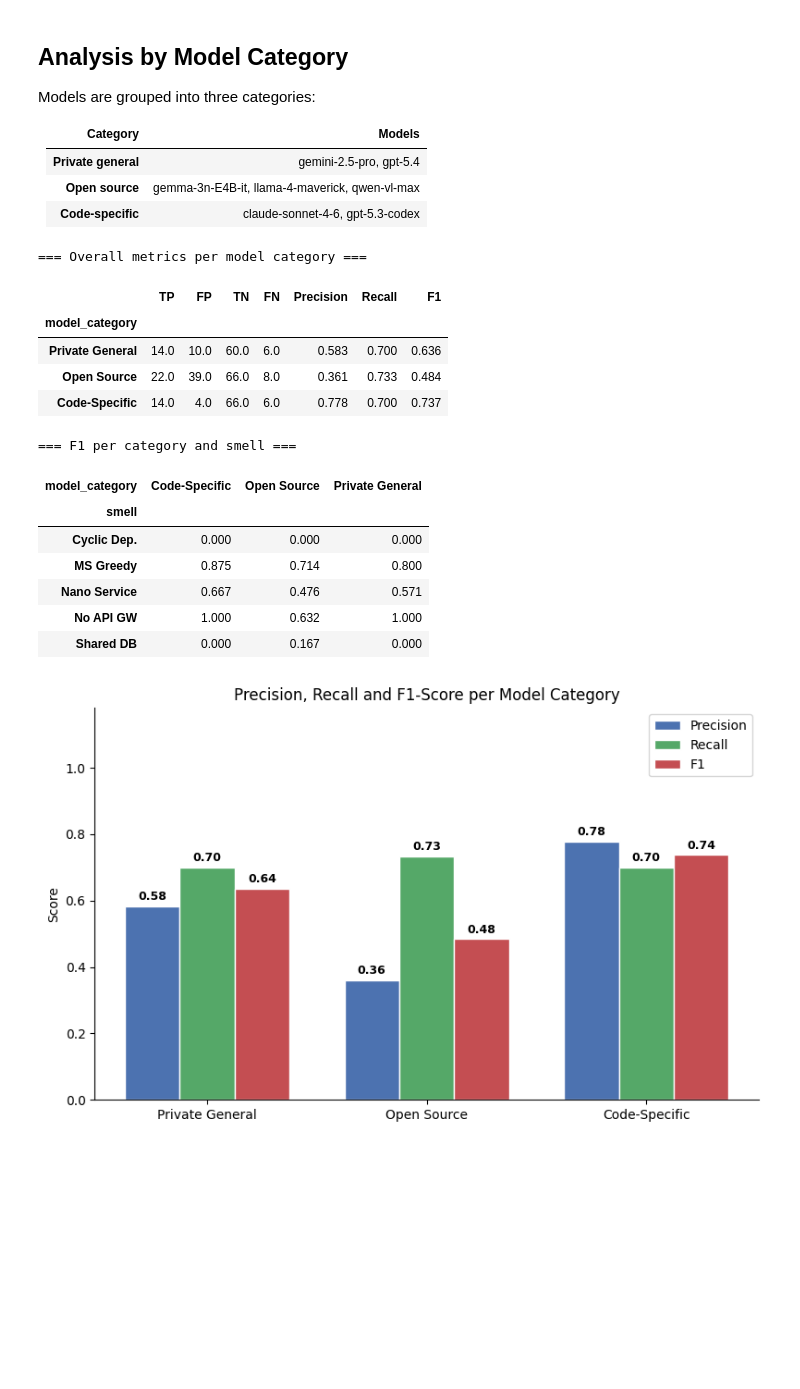
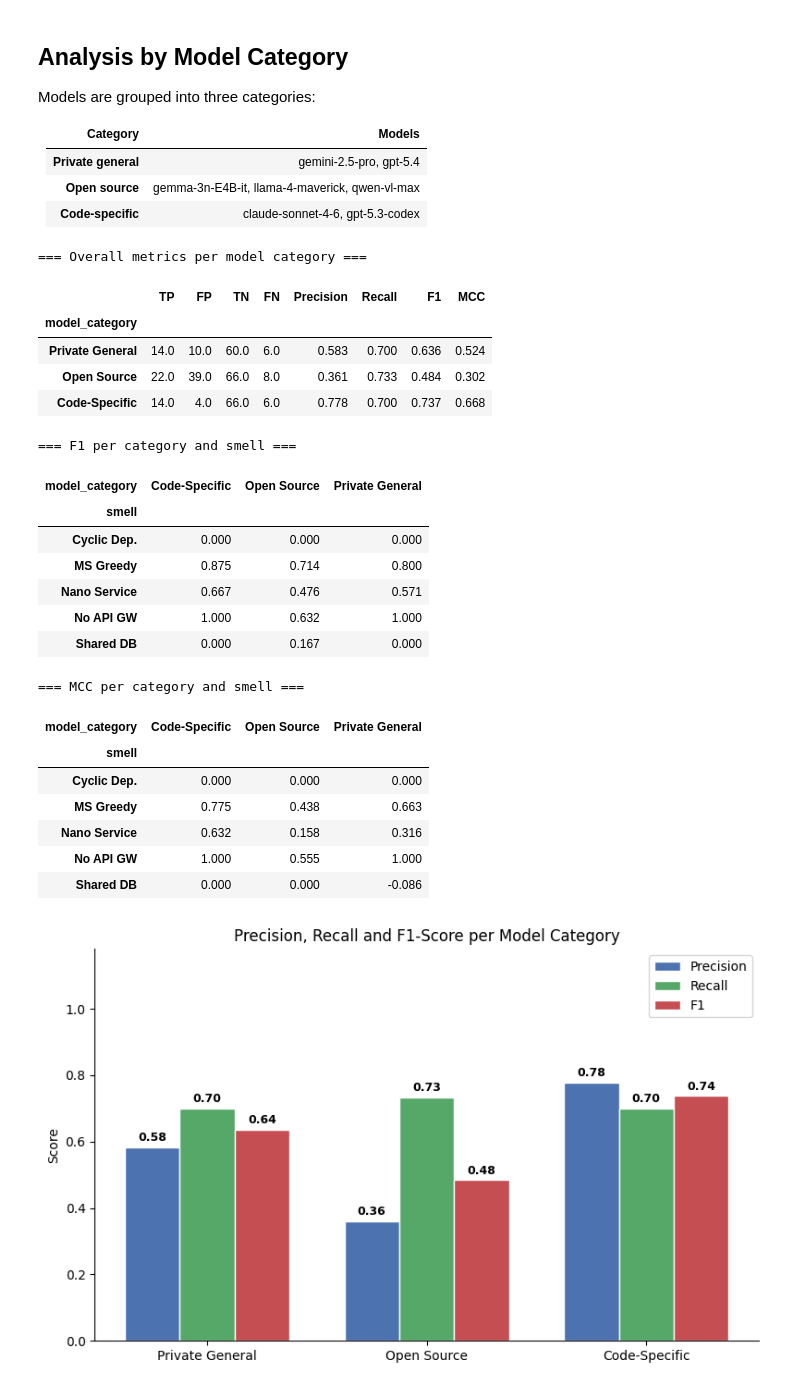
Before and after one commit to mateusmdutra/detect_ms_bad_smells_research, a Jupyter notebook: evaluation/data-analysis.ipynb, the cells around one changed output. Drawn from its saved outputs; the diff is of its cells as text; code cells hidden in the pictures; blank space fills up the shorter version.

```diff
--- a/evaluation/data-analysis.ipynb
+++ b/evaluation/data-analysis.ipynb
@@ -174,15 +174,18 @@ def metrics_from(group):
     recall    = tp / (tp + fn) if (tp + fn) > 0 else 0.0
     f1 = (2 * precision * recall / (precision + recall)
           if (precision + recall) > 0 else 0.0)
+    mcc_denom = np.sqrt((tp + fp) * (tp + fn) * (tn + fp) * (tn + fn))
+    mcc = (tp * tn - fp * fn) / mcc_denom if mcc_denom > 0 else 0.0
     return pd.Series({'TP': int(tp), 'FP': int(fp), 'TN': int(tn), 'FN': int(fn),
                       'Precision': round(precision, 3),
                       'Recall':    round(recall, 3),
-                      'F1':        round(f1, 3)})
+                      'F1':        round(f1, 3),
+                      'MCC':       round(mcc, 3)})
 
 overall   = merged.groupby('model').apply(metrics_from).reset_index()
 per_smell = merged.groupby(['model', 'smell']).apply(metrics_from).reset_index()
 
 print('=== Overall metrics per model ===')
-print(overall[['model','TP','FP','TN','FN','Precision','Recall','F1']].to_string(index=False))
+print(overall[['model','TP','FP','TN','FN','Precision','Recall','F1','MCC']].to_string(index=False))
 # %% [output]
 === Overall metrics per model ===
@@ -519,39 +551,46 @@ MODEL_CATEGORY = {
     'claude-sonnet-4-6': 'Code-Specific',
     'gpt-5.3-codex':     'Code-Specific',
 }
 CATEGORY_ORDER  = ['Private General', 'Open Source', 'Code-Specific']
 CATEGORY_COLORS = {'Private General': '#4C72B0', 'Open Source': '#55A868', 'Code-Specific': '#C44E52'}
 
 merged['model_category'] = merged['model'].map(MODEL_CATEGORY)
 
 # Metrics aggregated per category (all smells, all systems)
 cat_group = merged.groupby('model_category').apply(
     metrics_from, include_groups=False
 ).reset_index()
 cat_group = cat_group.set_index('model_category').reindex(CATEGORY_ORDER).reset_index()
 
 print('=== Overall metrics per model category ===')
-display(cat_group[['model_category', 'TP', 'FP', 'TN', 'FN', 'Precision', 'Recall', 'F1']]
+display(cat_group[['model_category', 'TP', 'FP', 'TN', 'FN', 'Precision', 'Recall', 'F1', 'MCC']]
         .set_index('model_category'))
 
 # Metrics per category × smell
 cat_smell = merged.groupby(['model_category', 'smell']).apply(
     metrics_from, include_groups=False
 ).reset_index()
 
 print('\n=== F1 per category and smell ===')
 display(
     cat_smell.pivot(index='smell', columns='model_category', values='F1')
     .reindex(SMELLS)
     .rename(index=SMELL_LABELS)
 )
+
+print('\n=== MCC per category and smell ===')
+display(
+    cat_smell.pivot(index='smell', columns='model_category', values='MCC')
+    .reindex(SMELLS)
+    .rename(index=SMELL_LABELS)
+)
 # %% [output]
 === Overall metrics per model category ===
-|  | TP | FP | TN | FN | Precision | Recall | F1 |
-| model_category |  |  |  |  |  |  |  |
-| Private General | 14.0 | 10.0 | 60.0 | 6.0 | 0.583 | 0.700 | 0.636 |
-| Open Source | 22.0 | 39.0 | 66.0 | 8.0 | 0.361 | 0.733 | 0.484 |
-| Code-Specific | 14.0 | 4.0 | 66.0 | 6.0 | 0.778 | 0.700 | 0.737 |
+|  | TP | FP | TN | FN | Precision | Recall | F1 | MCC |
+| model_category |  |  |  |  |  |  |  |  |
+| Private General | 14.0 | 10.0 | 60.0 | 6.0 | 0.583 | 0.700 | 0.636 | 0.524 |
+| Open Source | 22.0 | 39.0 | 66.0 | 8.0 | 0.361 | 0.733 | 0.484 | 0.302 |
+| Code-Specific | 14.0 | 4.0 | 66.0 | 6.0 | 0.778 | 0.700 | 0.737 | 0.668 |
 === F1 per category and smell ===
 | model_category | Code-Specific | Open Source | Private General |
 | smell |  |  |  |
@@ -560,6 +599,14 @@ display(
 | Nano Service | 0.667 | 0.476 | 0.571 |
 | No API GW | 1.000 | 0.632 | 1.000 |
 | Shared DB | 0.000 | 0.167 | 0.000 |
+=== MCC per category and smell ===
+| model_category | Code-Specific | Open Source | Private General |
+| smell |  |  |  |
+| Cyclic Dep. | 0.000 | 0.000 | 0.000 |
+| MS Greedy | 0.775 | 0.438 | 0.663 |
+| Nano Service | 0.632 | 0.158 | 0.316 |
+| No API GW | 1.000 | 0.555 | 1.000 |
+| Shared DB | 0.000 | 0.000 | -0.086 |
 # %%
 # Chart 7: Overall Precision / Recall / F1 per model category
 
```
Also changed, not shown: parts of 4 cells of this notebook, 1 other file.
